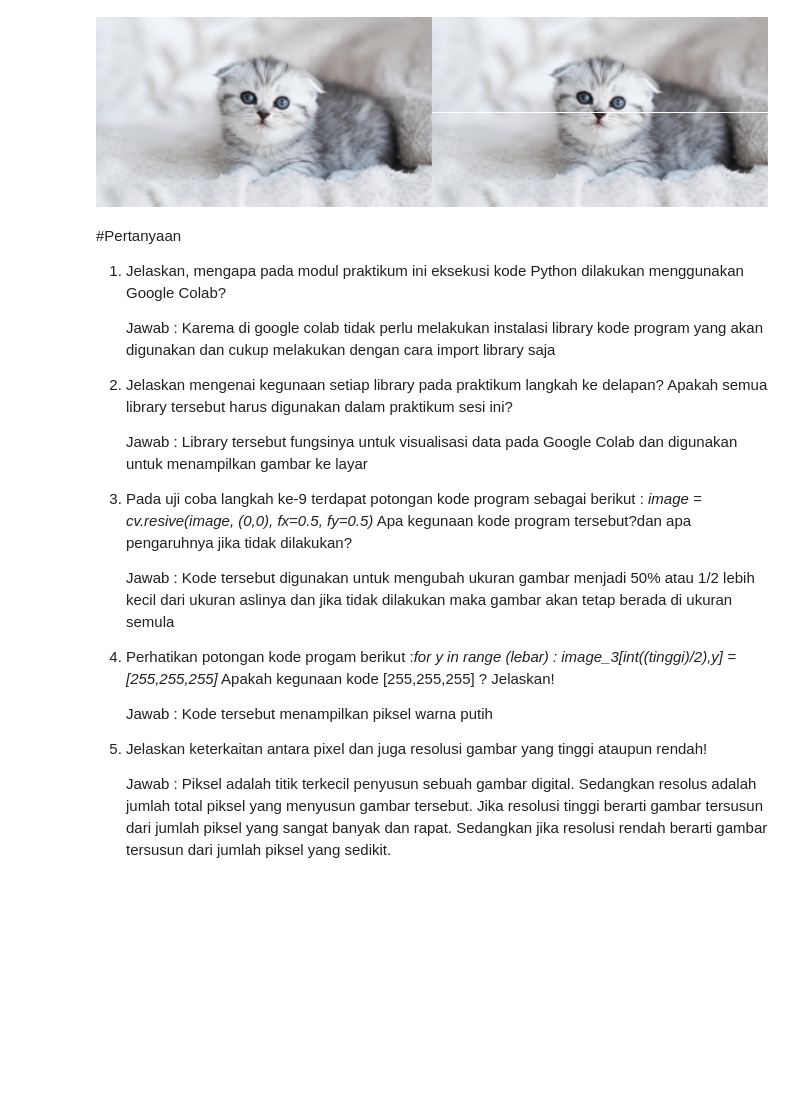
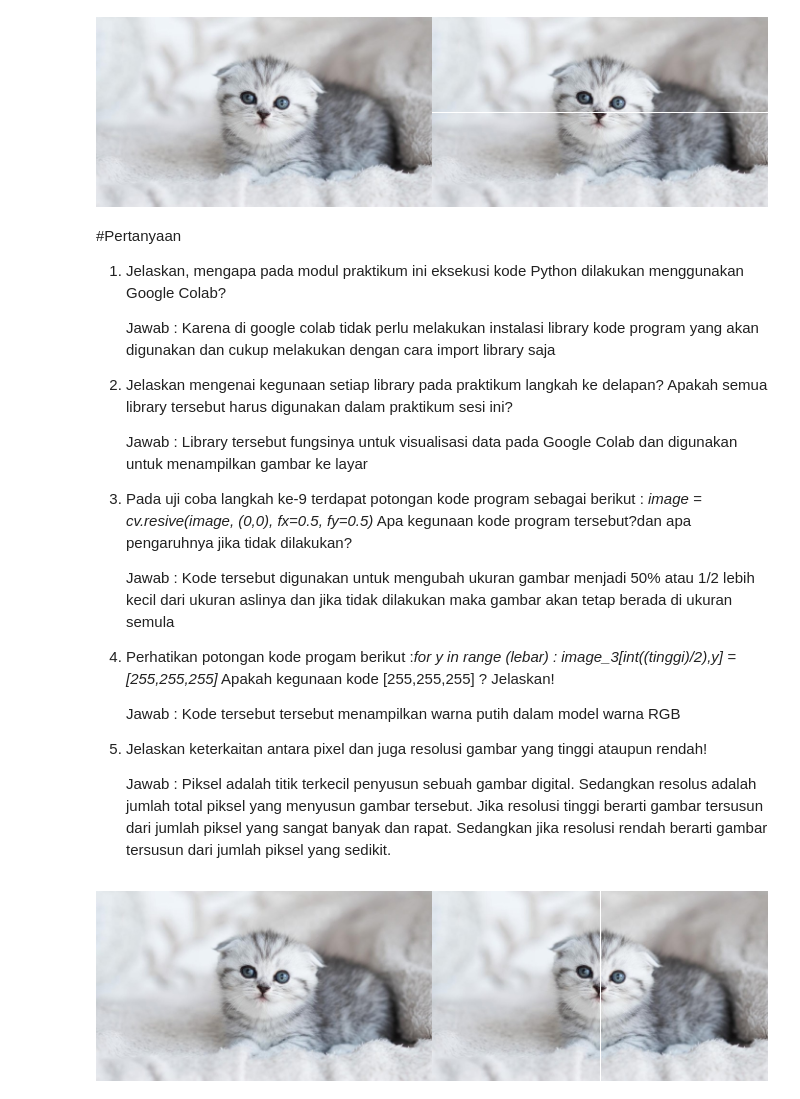
Before and after one commit to Fauzi455/PCVK26_12_M-Fauzi-R, a Jupyter notebook: P1_Tugas D2_12.ipynb, the cells around one changed output. Saved outputs shown, nothing was run; the diff lists cells and outputs as text; code cells hidden in the pictures; blank space fills up the shorter version.

```diff
--- a/P1_Tugas D2_12.ipynb
+++ b/P1_Tugas D2_12.ipynb
@@ -61,7 +61,7 @@ cv2_imshow(final_frame)
 #Pertanyaan
 1. Jelaskan, mengapa pada modul praktikum ini eksekusi kode Python dilakukan menggunakan Google Colab?
 
-    Jawab : Karema di google colab tidak perlu melakukan instalasi library kode program yang akan digunakan dan cukup melakukan dengan cara import library saja
+    Jawab : Karena di google colab tidak perlu melakukan instalasi library kode program yang akan digunakan dan cukup melakukan dengan cara import library saja
 
 
 2. Jelaskan mengenai kegunaan setiap library pada praktikum langkah ke delapan? Apakah semua library tersebut harus digunakan dalam praktikum sesi ini?
@@ -75,8 +75,23 @@ Apa kegunaan kode program tersebut?dan apa pengaruhnya jika tidak dilakukan?
 4. Perhatikan potongan kode progam berikut :*for y in range (lebar) : image_3[int((tinggi)/2),y] = [255,255,255]*
 Apakah kegunaan kode [255,255,255] ? Jelaskan!
 
-    Jawab : Kode tersebut menampilkan piksel warna putih
+    Jawab : Kode tersebut tersebut menampilkan warna putih dalam model warna RGB
 5. Jelaskan keterkaitan antara pixel dan juga resolusi gambar yang tinggi ataupun rendah!
 
     Jawab : Piksel adalah titik terkecil penyusun sebuah gambar digital. Sedangkan resolus adalah jumlah total piksel yang menyusun gambar tersebut.
     Jika resolusi tinggi berarti gambar tersusun dari jumlah piksel yang sangat banyak dan rapat. Sedangkan jika resolusi rendah berarti gambar tersusun dari jumlah piksel yang sedikit.
+# %%
+#TUGAS PRAKTIKUM D2
+
+image_2 = cv.cvtColor(image, cv.COLOR_BGR2RGB)
+image_3 = cv.cvtColor(image, cv.COLOR_BGR2RGB)
+
+#membuat garis vertikal ditengah image
+for x in range(tinggi):
+  image_3[x, int((lebar)/2)] = [255,255,255]
+
+final_frame = cv.hconcat((image_2, image_3))
+cv2_imshow(final_frame)
+#
+# %% [output]
+[figure, added]
```
Also changed, not shown: parts of 3 cells of this notebook.
